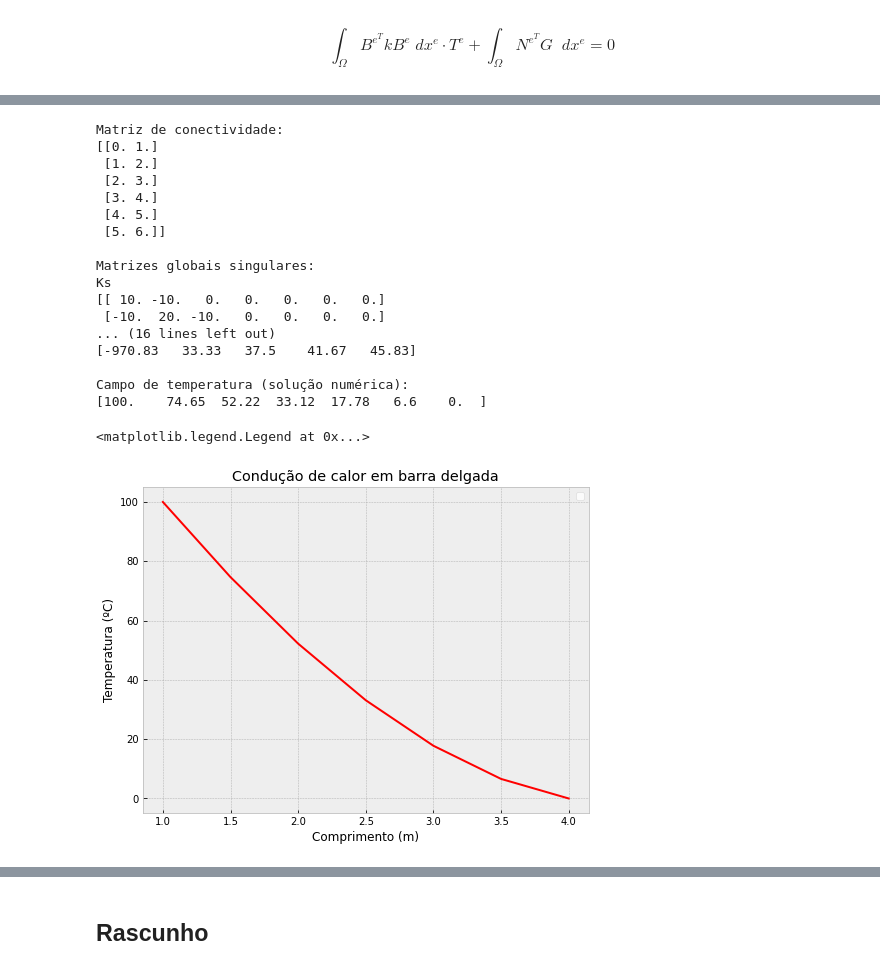
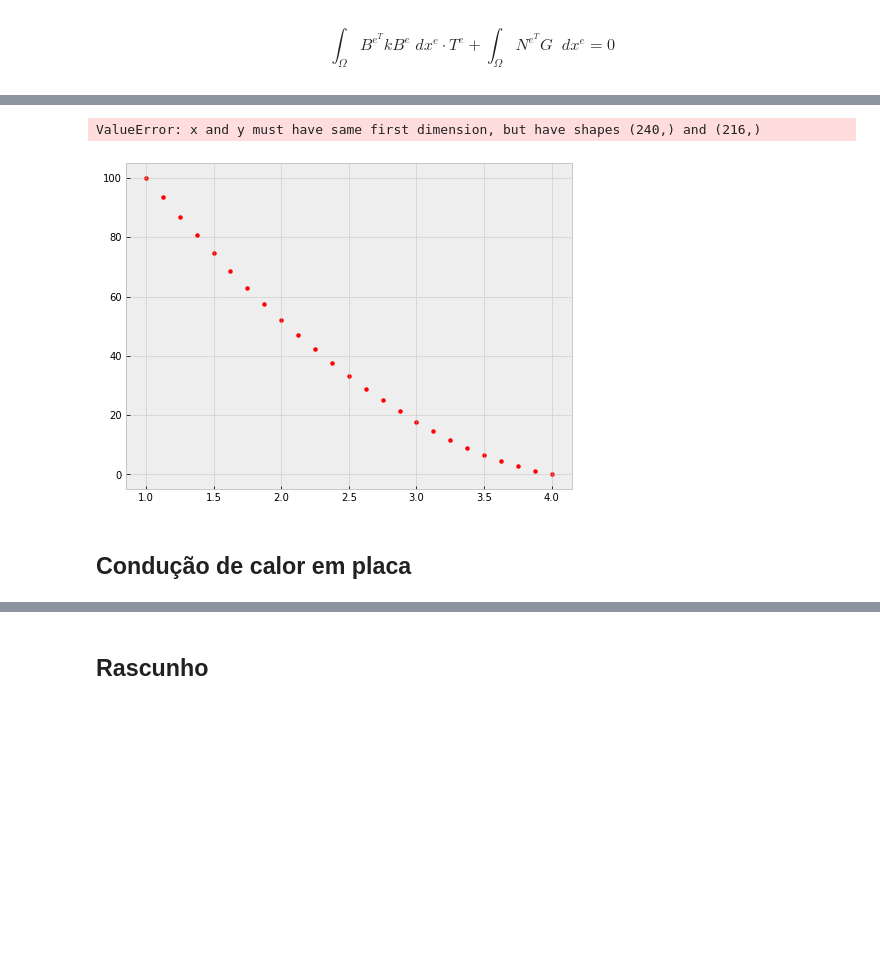
Before and after one commit to jpedro-rod/ElementosFinitos, a Jupyter notebook: Elementos_Finitos.ipynb, the cells around one changed output, grey strips where cells are left out. Saved outputs shown, nothing was run; the diff lists cells and outputs as text; code cells hidden in the pictures; blank space fills up the shorter version.

Commit message:
Criacao do campo de temperatura numerico

```diff
--- a/Elementos_Finitos.ipynb
+++ b/Elementos_Finitos.ipynb
@@ -113,7 +113,7 @@ def S(x):
 
 ordemElemento = 1   #1 ou 2
 
-ligacoes = 7                              #PARA 2ª ORDEM SOMENTE NÚMEROS ÍMPARES
+ligacoes = 25                              #PARA 2ª ORDEM SOMENTE NÚMEROS ÍMPARES
 malha = np.linspace(Xo,Xf,ligacoes)
 
 #################################################
@@ -269,9 +269,9 @@ if ordemElemento == 1:
 
     print("\nMatrizes globais singulares: ")
     print("Ks")
-    print(np.array_str(Ks, precision=2, suppress_small=True))
+    #print(np.array_str(Ks, precision=2, suppress_small=True))
     print("Gs")
-    print(np.array_str(Gs, precision=2, suppress_small=True))
+    #print(np.array_str(Gs, precision=2, suppress_small=True))
 
 ##2ª ORDEM
 elif ordemElemento == 2:
@@ -343,9 +343,9 @@ for i in range(len(G)):
 
 print("\nMatrizes globais: ")
 print("K")
-print(np.array_str(K, precision=2, suppress_small=True))
+#print(np.array_str(K, precision=2, suppress_small=True))
 print("G")
-print(np.array_str(G, precision=2, suppress_small=True))
+#print(np.array_str(G, precision=2, suppress_small=True))
 
 #Solucionando o sistema
 
@@ -358,9 +358,46 @@ CampoTemperatura = np.concatenate((BCo,CampoTSemContorno,BCf))
 print("\nCampo de temperatura (solução numérica): ")
 print(np.array_str(CampoTemperatura, precision=2, suppress_small=True))
 
+def CampoTNumerico(x, T):
+
+    nNos = len(T)
+    nElem = nNos - 1
+    DominioElemento = np.linspace(1,1 + (Xf - Xo)/nNos,int(len(x)/nNos))
+
+    Dominio = np.empty((nNos, len(DominioElemento)))
+    comprimento = (Xf - Xo)/nNos
+
+    for e in range(nNos):
+            D = (Xo + comprimento*e)*DominioElemento
+            Dominio[e] = D
+
+    print(Dominio)
+    #O Fim e o início de cada elemento coincidem, o que causaria uma repetição de valores na hora de concatenar a solução de cada elemento.
+    #Por isso, fiz o 1º elemento completo à parte e os demais fiz sem o primeiro valor do elemento, pois ele já se enontra no fim do elemento anterior
+
+    #1º elemento
+
+    #TnumInicial = np.empty(nElem)
+
+    #TnumInicial = N11(intervalosPorElemento[0], IEN[0,0], IEN[0,1])*T[0] + N12(intervalosPorElemento[0], IEN[0,0], IEN[0,1])*T[1]
+
+    Tnum = np.empty((nElem,len(DominioElemento)))
+
+    for i,elemento in enumerate(IEN):
+        Xe0 = elemento[0]
+        Xef = elemento[1]
+
+        Tn = N11(Dominio[i], Xe0, Xef)*T[i] + N12(Dominio[i], Xe0, Xef)*T[i+1]
+
+        Tnum[i] = Tn
+
+    Tnum = Tnum.flatten()
+
+    return Tnum
+
 #Solução analítica
 
-DominioAnalitico = np.linspace(Xo,Xf,200)
+DominioAnalitico = np.linspace(Xo,Xf,240)
 
 def CampoTAnalitico(x):
     return (5/9)*x**3 + (10/3)*x**2 - (185/3)*x + 1420/9
@@ -371,9 +408,10 @@ plt.style.use('bmh')
 
 fig, (ax1) = plt.subplots(1, 1, sharey=True, sharex = True, figsize = (8,6))
 
-#ax1.scatter(malha, CampoTemperatura, s=15, color='red',)
-ax1.plot(malha, CampoTemperatura, color='red',)
-#ax1.plot(DominioAnalitico, CampoTAnalitico(DominioAnalitico), color='black', linewidth=1.5)
+ax1.scatter(malha, CampoTemperatura, s=15, color='red',)
+#ax1.plot(malha, CampoTemperatura, color='red',)
+ax1.plot(DominioAnalitico, CampoTNumerico(DominioAnalitico, CampoTemperatura), color='red', linewidth=1.5)
+ax1.plot(DominioAnalitico, CampoTAnalitico(DominioAnalitico), color='black', linewidth=1.5)
 ax1.set_title('Condução de calor em barra delgada')
 ax1.set_xlabel('Comprimento (m)')
 ax1.set_ylabel('Temperatura (ºC)')
@@ -383,19 +437,4 @@ No artists with labels found to put in legend.  Note that artists whose label st
-Matriz de conectividade:
-[[0. 1.]
- [1. 2.]
- [2. 3.]
- [3. 4.]
- [4. 5.]
- [5. 6.]]
-
-Matrizes globais singulares:
-Ks
-[[ 10. -10.   0.   0.   0.   0.   0.]
- [-10.  20. -10.   0.   0.   0.   0.]
-... (16 lines left out)
-[-970.83   33.33   37.5    41.67   45.83]
-
-Campo de temperatura (solução numérica):
-[100.    74.65  52.22  33.12  17.78   6.6    0.  ]
+ValueError: x and y must have same first dimension, but have shapes (240,) and (216,)
-<matplotlib.legend.Legend at 0x...>
-[figure, old version]
+[figure, new version]
+# %% [markdown]
+## Condução de calor em placa
```
Also changed, not shown: parts of 5 cells of this notebook.
